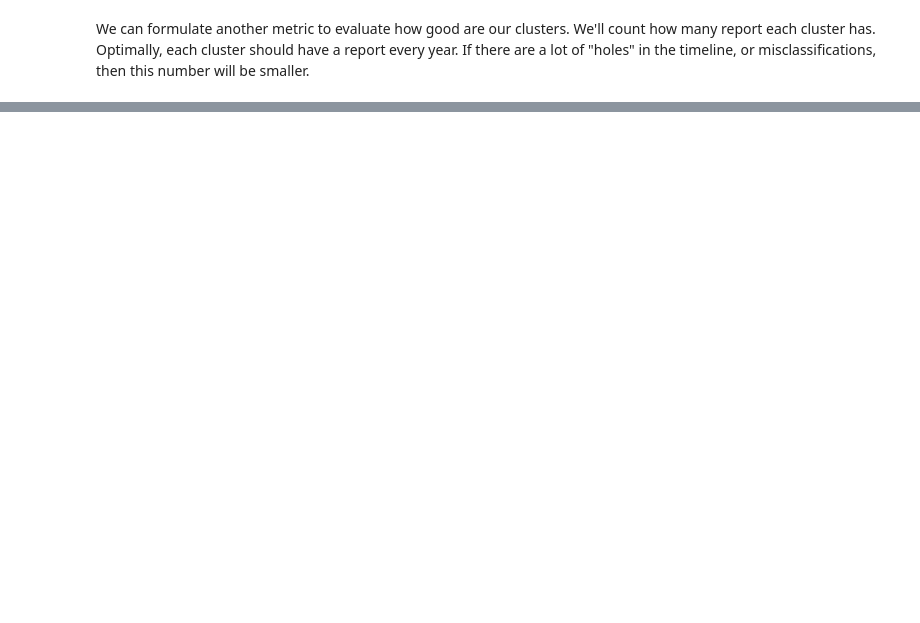
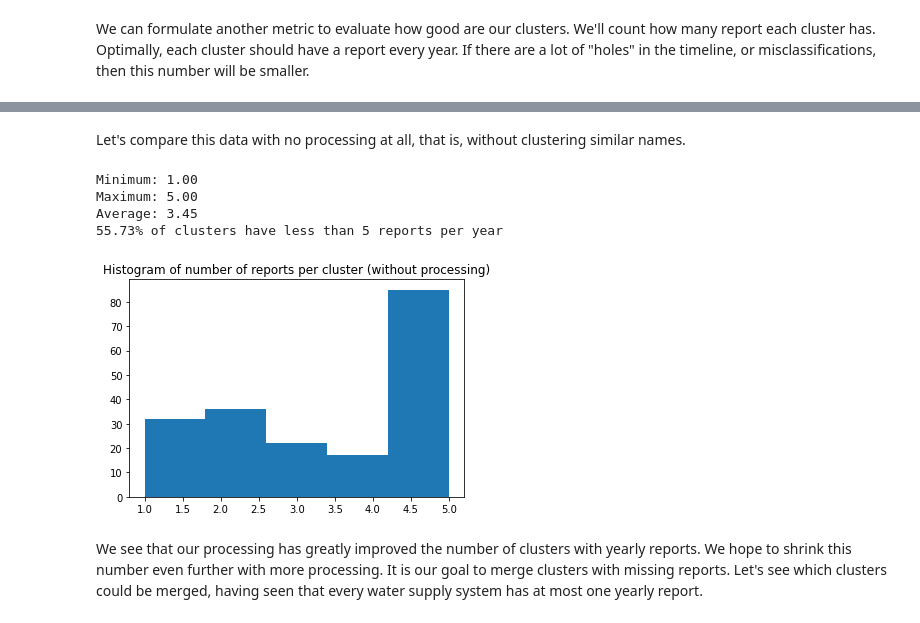
Before and after one commit to guidanoli/inf1032, a Jupyter notebook: all_systems.ipynb, the cells around one changed output, grey strips where cells are left out. Drawn from its saved outputs; the diff is of its cells as text; code cells hidden in the pictures; blank space fills up the shorter version.

Commit message:
Update all_systems

```diff
--- a/all_systems.ipynb
+++ b/all_systems.ipynb
@@ -473,0 +471,23 @@ print("{:.2f}% of clusters have less than {:d} reports per year".format(
+# %% [markdown]
+Let's compare this data with no processing at all, that is, without clustering similar names.
+# %%
+nreps = num_of_reports_per_cluster(new_clusters())
+print("Minimum: {:.2f}".format(np.min(nreps)))
+print("Maximum: {:.2f}".format(np.max(nreps)))
+print("Average: {:.2f}".format(np.average(nreps)))
+maxnreps = np.max(nreps)
+nrepslessthanmax = nreps[nreps < maxnreps]
+print("{:.2f}% of clusters have less than {:d} reports per year".format(
+    100*len(nrepslessthanmax)/len(nreps), maxnreps))
+
+plt.hist(nreps, bins=5)
+plt.title("Histogram of number of reports per cluster (without processing)")
+plt.show()
+# %% [output]
+Minimum: 1.00
+Maximum: 5.00
+Average: 3.45
+55.73% of clusters have less than 5 reports per year
+[figure, added]
+# %% [markdown]
+We see that our processing has greatly improved the number of clusters with yearly reports. We hope to shrink this number even further with more processing. It is our goal to merge clusters with missing reports. Let's see which clusters could be merged, having seen that every water supply system has at most one yearly report.
```
Also changed, not shown: parts of 12 cells of this notebook.
